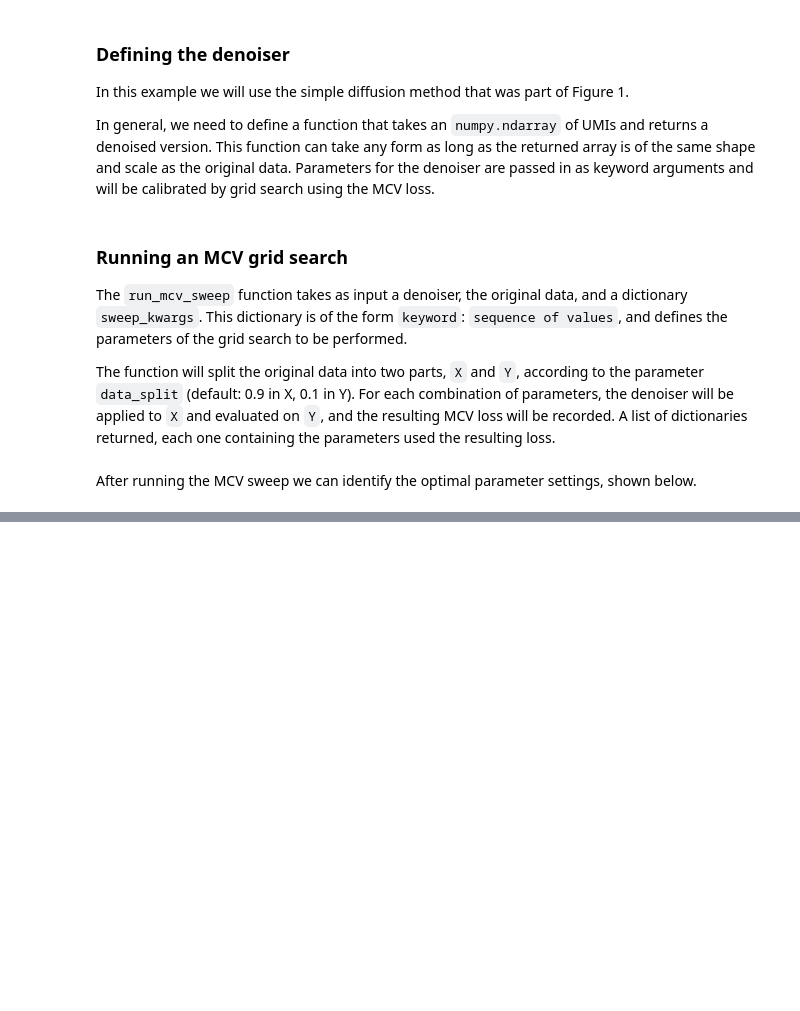
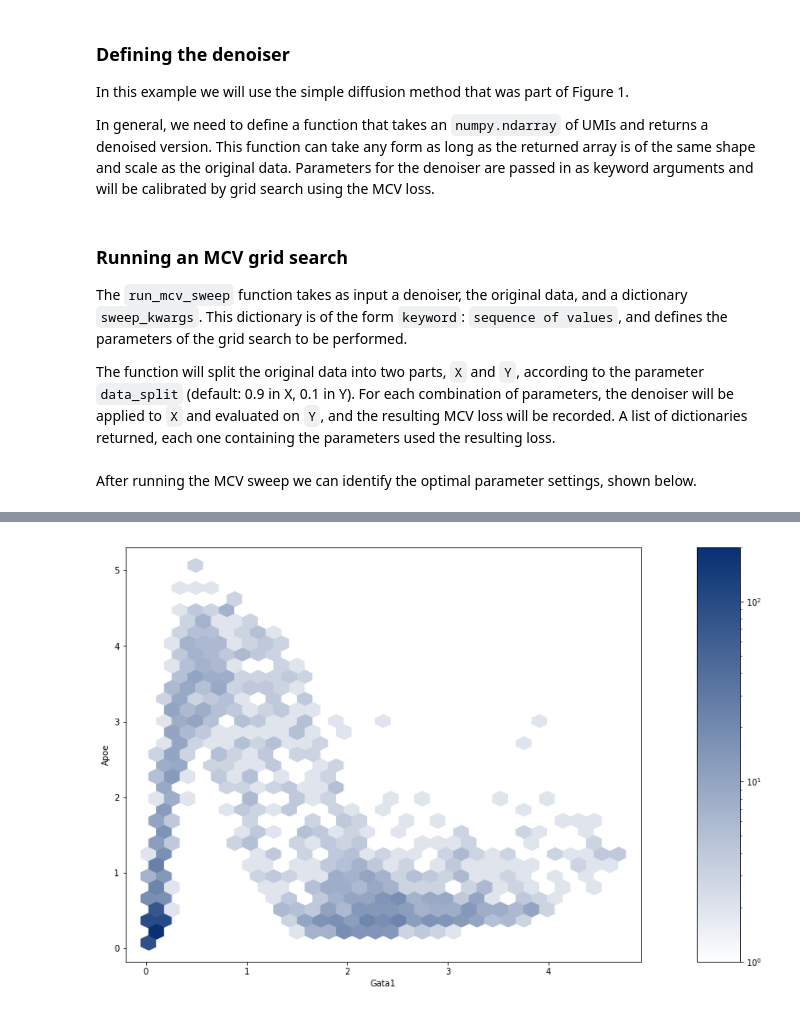
Before and after one commit to czbiohub-sf/molecular-cross-validation, a Jupyter notebook: examples/vignette.ipynb, the cells around one changed output, grey strips where cells are left out. Cells and saved outputs as stored; diff of their text form; code cells hidden in the pictures; blank space fills up the shorter version.

Commit message:
completed (?) version of vignette notebook, tweaked docker stuff

```diff
--- a/examples/vignette.ipynb
+++ b/examples/vignette.ipynb
@@ -152,0 +156,26 @@ plt.show()
+# %%
+fig,ax = plt.subplots(1, 2, figsize=(13,9), gridspec_kw={"width_ratios": [12,1]})
+
+# version of 'Blues' colormap that is pure white at the bottom
+cmap = matplotlib.colors.LinearSegmentedColormap.from_list(
+    "BluesW",
+    [(1.0, 1.0, 1.0), (0.0314, 0.188, 0.450)]
+)
+
+m = ax[0].hexbin(
+    denoised_umis[:, myeloid_ad.var.index.get_loc("Gata1")],
+    denoised_umis[:, myeloid_ad.var.index.get_loc("Apoe")],
+    gridsize=30,
+    bins='log',
+    cmap=cmap,
+    vmin=1,
+    vmax=200,
+)
+
+ax[0].set_xlabel("Gata1")
+ax[0].set_ylabel("Apoe")
+
+plt.colorbar(m, cax=ax[1])
+plt.show()
+# %% [output]
+[figure, added]
```
Also changed, not shown: parts of 3 cells of this notebook, 2 other files.
